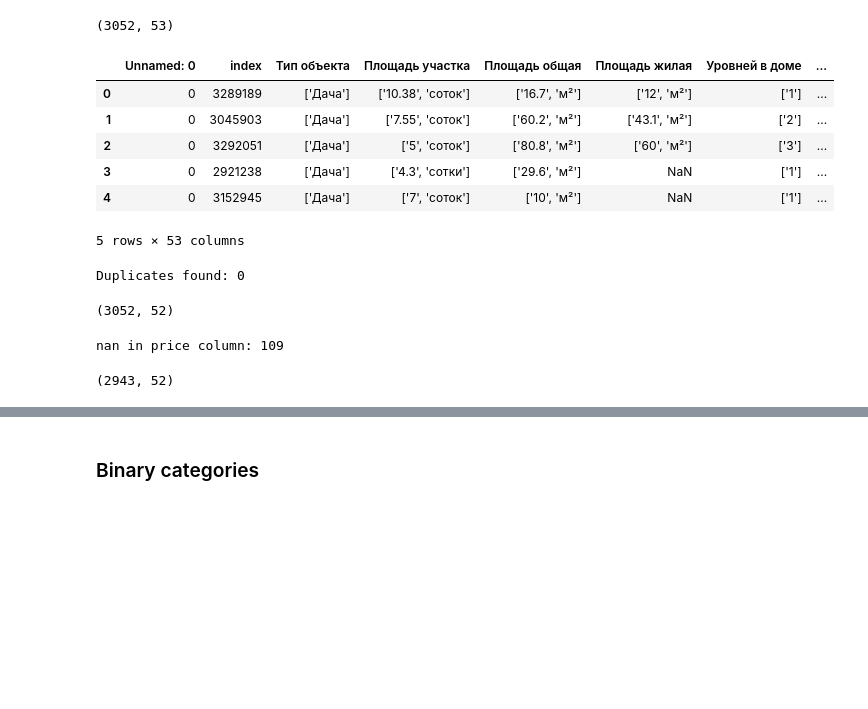
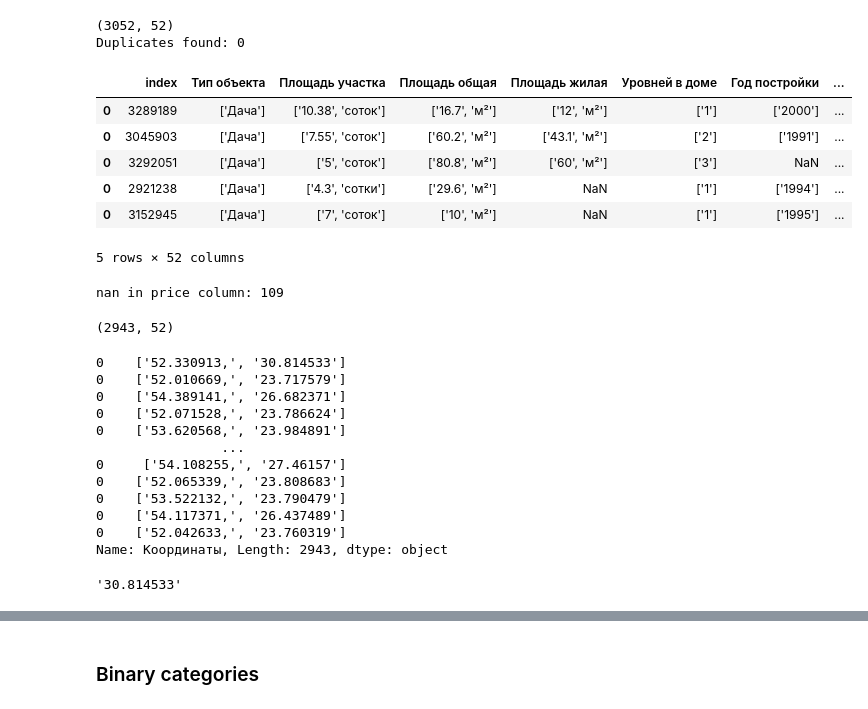
Before and after one commit to ssiarhei115/CountryHouse-price-prediction, a Jupyter notebook: code.ipynb, the cells around one changed output, grey strips where cells are left out. Saved outputs shown, nothing was run; the diff lists cells and outputs as text; code cells hidden in the pictures; blank space fills up the shorter version.

```diff
--- a/code.ipynb
+++ b/code.ipynb
@@ -29,24 +34,18 @@ from sklearn.model_selection import train_test_split
 # %%
-df = pd.read_csv('data/country_houses.csv')
+df = pd.read_csv('data/country_houses.csv', index_col=0)
 print(df.shape)
+print(f"Duplicates found: {df[df.duplicated].shape[0]}")
 df.head()
 # %% [output]
-(3052, 53)
+(3052, 52)
+Duplicates found: 0
-|  | Unnamed: 0 | index | Тип объекта | Площадь участка | Площадь общая | Площадь жилая | Уровней в доме | ... |
-| 0 | 0 | 3289189 | ['Дача'] | ['10.38', 'соток'] | ['16.7', 'м²'] | ['12', 'м²'] | ['1'] | ... |
-| 1 | 0 | 3045903 | ['Дача'] | ['7.55', 'соток'] | ['60.2', 'м²'] | ['43.1', 'м²'] | ['2'] | ... |
-| 2 | 0 | 3292051 | ['Дача'] | ['5', 'соток'] | ['80.8', 'м²'] | ['60', 'м²'] | ['3'] | ... |
-| 3 | 0 | 2921238 | ['Дача'] | ['4.3', 'сотки'] | ['29.6', 'м²'] | NaN | ['1'] | ... |
-| 4 | 0 | 3152945 | ['Дача'] | ['7', 'соток'] | ['10', 'м²'] | NaN | ['1'] | ... |
+|  | index | Тип объекта | Площадь участка | Площадь общая | Площадь жилая | Уровней в доме | Год постройки | ... |
+| 0 | 3289189 | ['Дача'] | ['10.38', 'соток'] | ['16.7', 'м²'] | ['12', 'м²'] | ['1'] | ['2000'] | ... |
+| 0 | 3045903 | ['Дача'] | ['7.55', 'соток'] | ['60.2', 'м²'] | ['43.1', 'м²'] | ['2'] | ['1991'] | ... |
+| 0 | 3292051 | ['Дача'] | ['5', 'соток'] | ['80.8', 'м²'] | ['60', 'м²'] | ['3'] | NaN | ... |
+| 0 | 2921238 | ['Дача'] | ['4.3', 'сотки'] | ['29.6', 'м²'] | NaN | ['1'] | ['1994'] | ... |
+| 0 | 3152945 | ['Дача'] | ['7', 'соток'] | ['10', 'м²'] | NaN | ['1'] | ['1995'] | ... |
-5 rows × 53 columns
+5 rows × 52 columns
-# %%
-print(f"Duplicates found: {df[df.duplicated].shape[0]}")
-
-df = df.drop_duplicates().drop('Unnamed: 0', axis=1)
-df.shape
-# %% [output]
-Duplicates found: 0
-(3052, 52)
 # %%
 print(f"nan in price column: {df['Цена'].isna().sum()}")
 df = df[df['Цена'].notna()]
@@ -54,3 +53,23 @@ df.shape
 # %% [output]
 nan in price column: 109
 (2943, 52)
+# %%
+df['Координаты']
+# %% [output]
+0    ['52.330913,', '30.814533']
+0    ['52.010669,', '23.717579']
+0    ['54.389141,', '26.682371']
+0    ['52.071528,', '23.786624']
+0    ['53.620568,', '23.984891']
+                ...
+0     ['54.108255,', '27.46157']
+0    ['52.065339,', '23.808683']
+0    ['53.522132,', '23.790479']
+0    ['54.117371,', '26.437489']
+0    ['52.042633,', '23.760319']
+Name: Координаты, Length: 2943, dtype: object
+# %%
+r = re.findall(r"\'(\d{2}\.\d{2,}).", "['52.330913,', '30.814533']")
+r[1]
+# %% [output]
+'30.814533'
```
Also changed, not shown: parts of 41 cells of this notebook, 1 other file.
